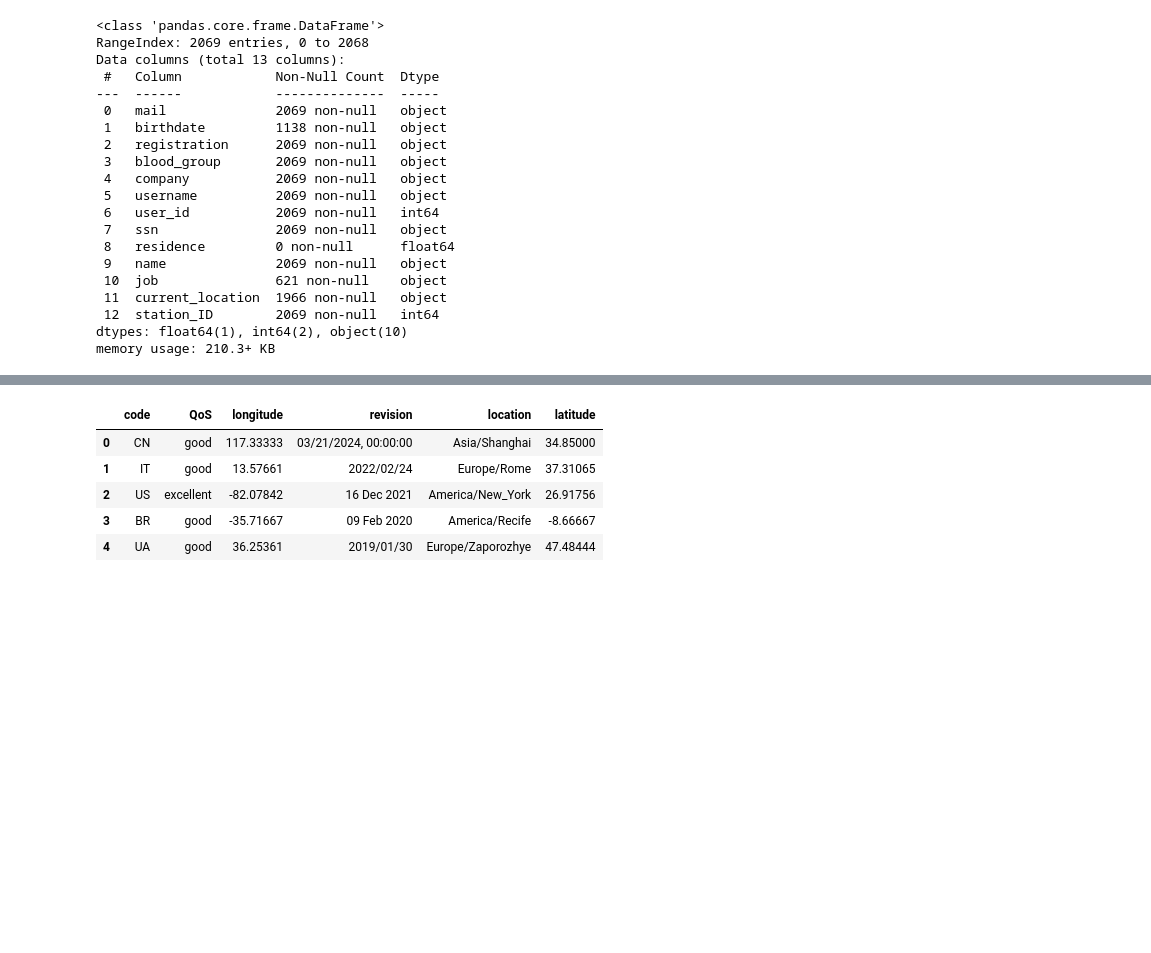
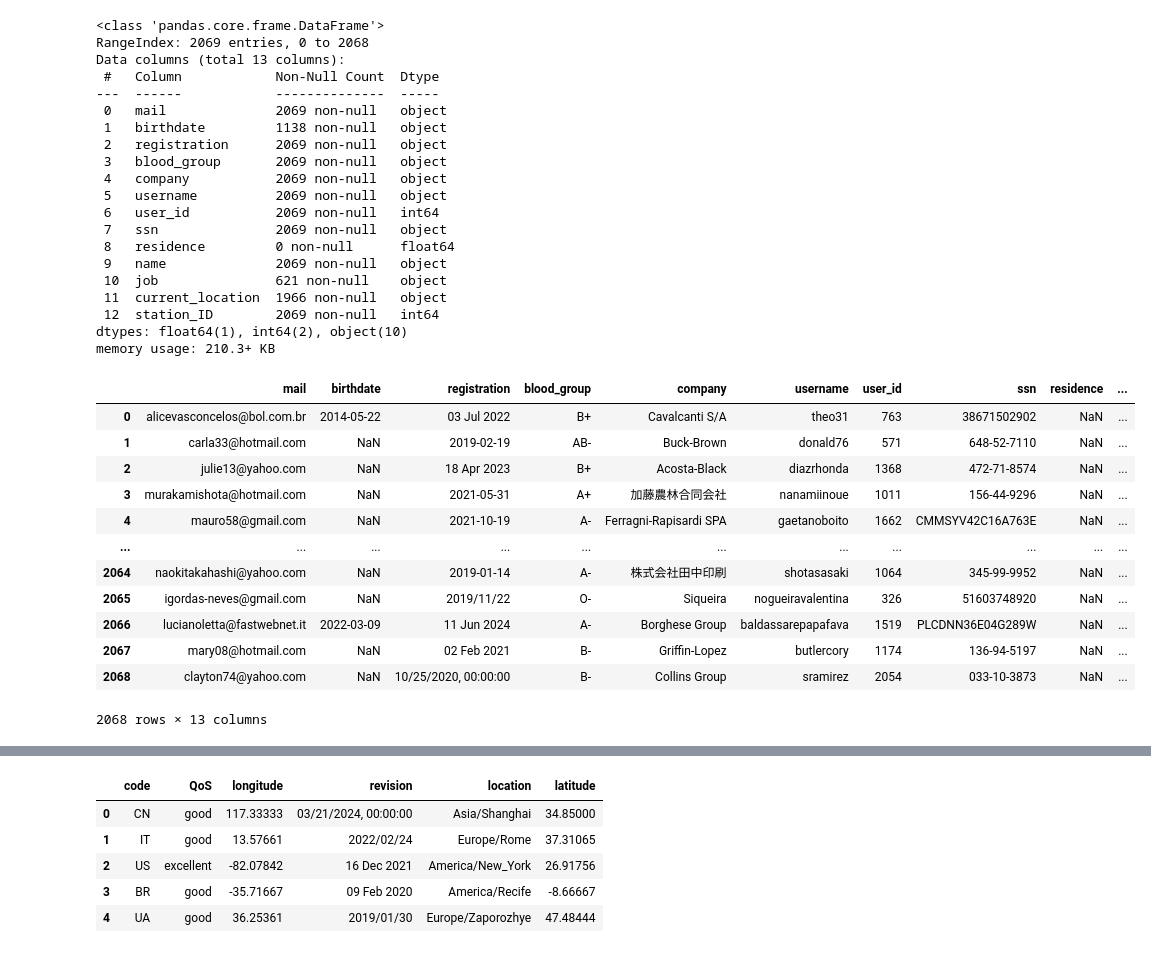
Before and after one commit to johannatilesova/IAU-project, a Jupyter notebook: part1.ipynb, the cells around one changed output, grey strips where cells are left out. Cells and saved outputs as stored; diff of their text form; code cells hidden in the pictures; blank space fills up the shorter version.

```diff
--- a/part1.ipynb
+++ b/part1.ipynb
@@ -74,3 +97,19 @@ Data columns (total 13 columns):
  12  station_ID        2069 non-null   int64
 dtypes: float64(1), int64(2), object(10)
 memory usage: 210.3+ KB
+# %%
+df_patient.groupby('user_id').head()
+# %% [output]
+|  | mail | birthdate | registration | blood_group | company | username | user_id | ssn | residence | ... |
+| 0 | alicevasconcelos@bol.com.br | 2014-05-22 | 03 Jul 2022 | B+ | Cavalcanti S/A | theo31 | 763 | 38671502902 | NaN | ... |
+| 1 | carla33@hotmail.com | NaN | 2019-02-19 | AB- | Buck-Brown | donald76 | 571 | 648-52-7110 | NaN | ... |
+| 2 | julie13@yahoo.com | NaN | 18 Apr 2023 | B+ | Acosta-Black | diazrhonda | 1368 | 472-71-8574 | NaN | ... |
+| 3 | murakamishota@hotmail.com | NaN | 2021-05-31 | A+ | 加藤農林合同会社 | nanamiinoue | 1011 | 156-44-9296 | NaN | ... |
+| 4 | mauro58@gmail.com | NaN | 2021-10-19 | A- | Ferragni-Rapisardi SPA | gaetanoboito | 1662 | CMMSYV42C16A763E | NaN | ... |
+| ... | ... | ... | ... | ... | ... | ... | ... | ... | ... | ... |
+| 2064 | naokitakahashi@yahoo.com | NaN | 2019-01-14 | A- | 株式会社田中印刷 | shotasasaki | 1064 | 345-99-9952 | NaN | ... |
+| 2065 | igordas-neves@gmail.com | NaN | 2019/11/22 | O- | Siqueira | nogueiravalentina | 326 | 51603748920 | NaN | ... |
+| 2066 | lucianoletta@fastwebnet.it | 2022-03-09 | 11 Jun 2024 | A- | Borghese Group | baldassarepapafava | 1519 | PLCDNN36E04G289W | NaN | ... |
+| 2067 | mary08@hotmail.com | NaN | 02 Feb 2021 | B- | Griffin-Lopez | butlercory | 1174 | 136-94-5197 | NaN | ... |
+| 2068 | clayton74@yahoo.com | NaN | 10/25/2020, 00:00:00 | B- | Collins Group | sramirez | 2054 | 033-10-3873 | NaN | ... |
+2068 rows × 13 columns
```
Also changed, not shown: parts of 6 cells of this notebook, 3 other files.
